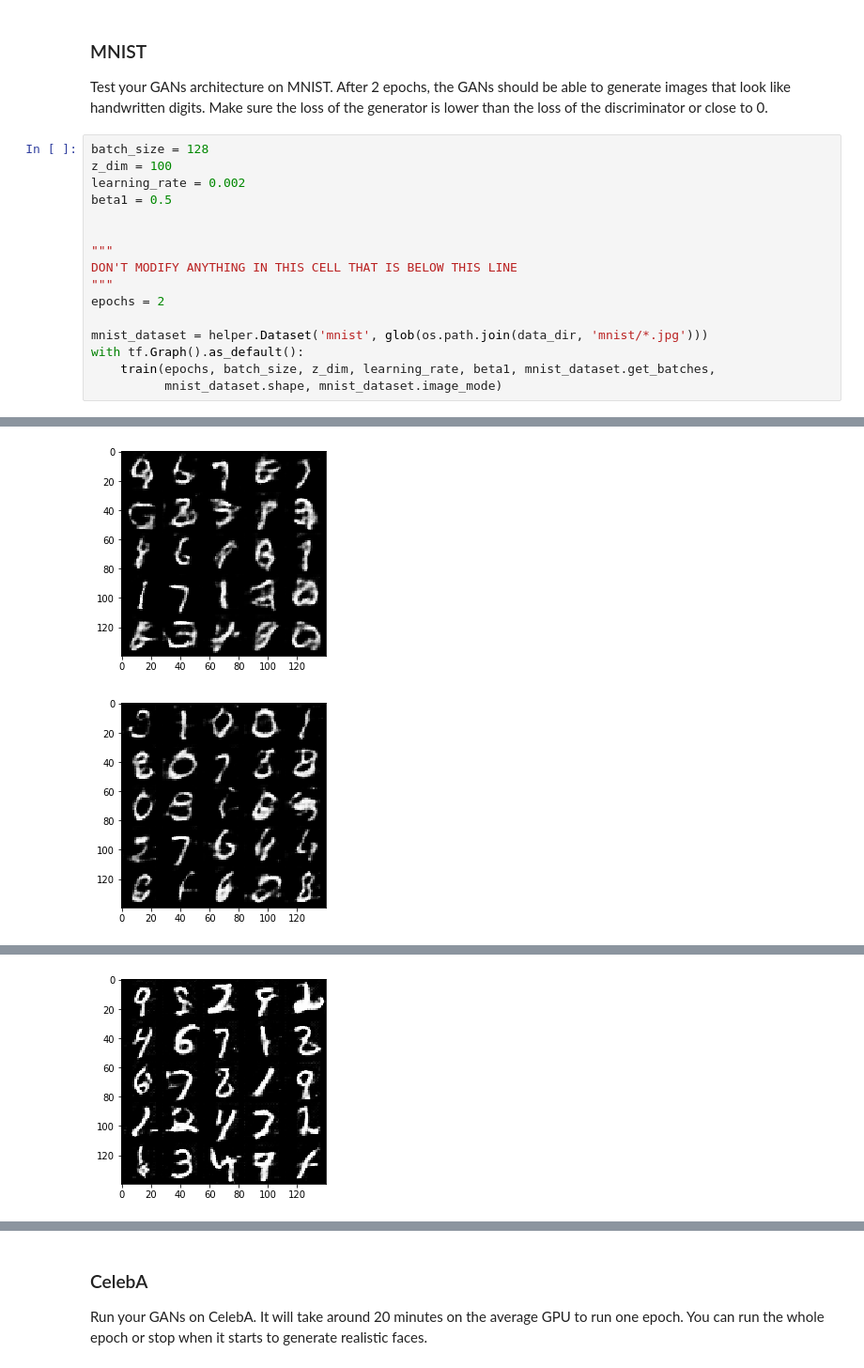
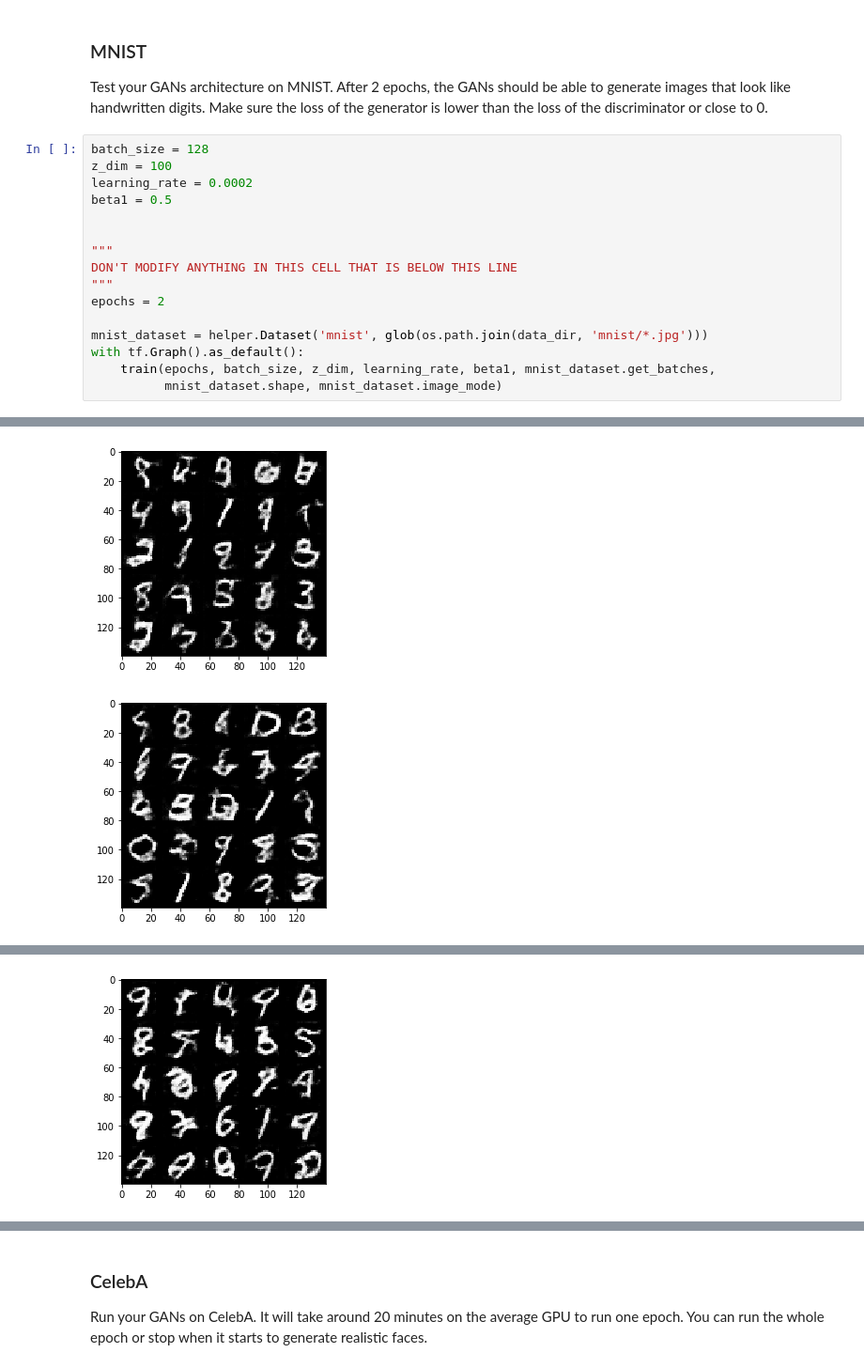
Before and after one commit to Kinetikm/NanodegreeProjects, a Jupyter notebook: face_generation/dlnd_face_generation.ipynb, the cells around one changed output, grey strips where cells are left out. Shown at 94% size. Saved outputs shown, nothing was run; the diff lists cells and outputs as text.

```diff
--- a/face_generation/dlnd_face_generation.ipynb
+++ b/face_generation/dlnd_face_generation.ipynb
@@ -369,7 +369,7 @@ Test your GANs architecture on MNIST.  After 2 epochs, the GANs should be able t
 # %%
 batch_size = 128
 z_dim = 100
-learning_rate = 0.002
+learning_rate = 0.0002
 beta1 = 0.5
 
 
@@ -390,2 +390,2 @@ Epoch 1/2... Discriminator Loss: 0.9562... Generator Loss: 0.8629
-[figure, old version]
+[figure, new version]
-[figure, old version]
+[figure, new version]
@@ -396 +396 @@ Epoch 2/2... Discriminator Loss: 1.0570... Generator Loss: 0.7156
-[figure, old version]
+[figure, new version]
```
Also changed, not shown: parts of 2 cells of this notebook, 1 other file.
